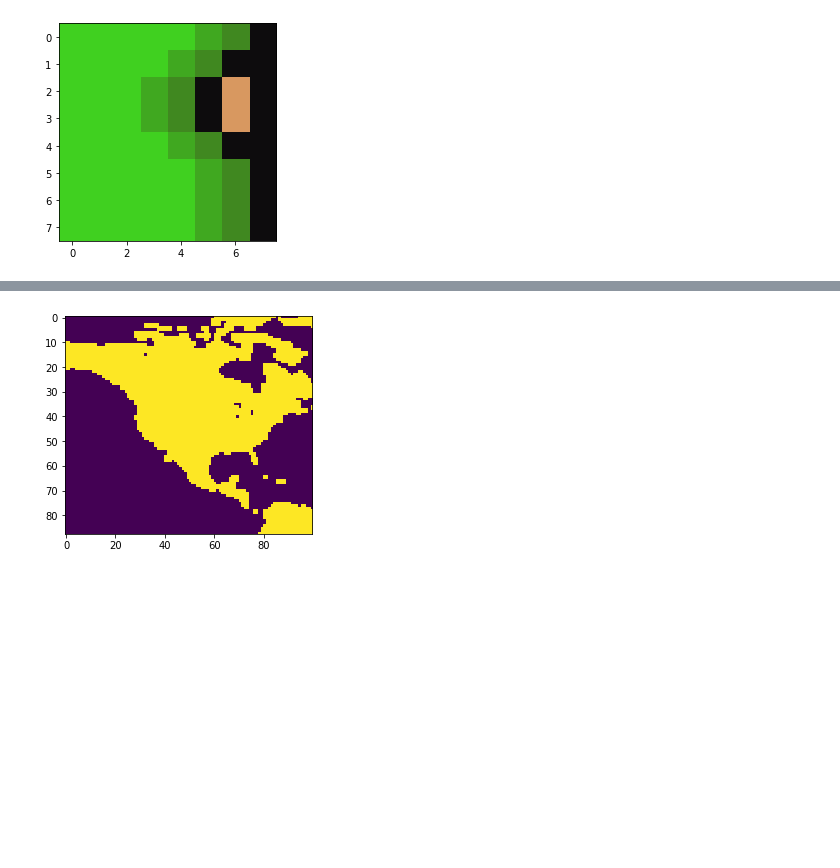
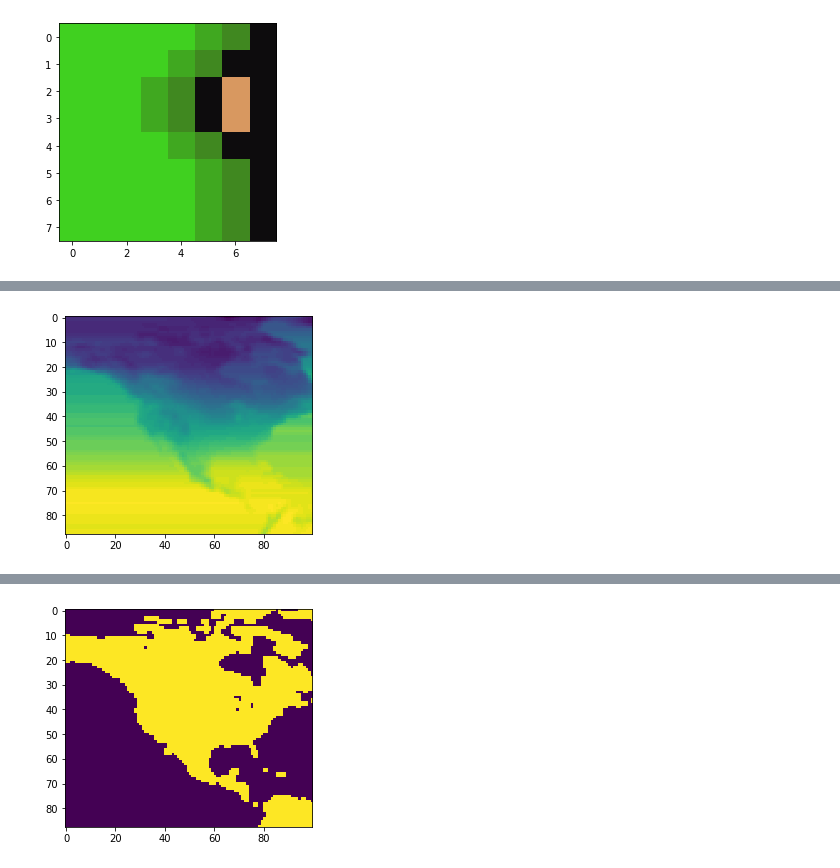
Before and after one commit to alexmadison/mariomap, a Jupyter notebook: mariomap.ipynb, the cells around one changed output, grey strips where cells are left out. Drawn from its saved outputs; the diff is of its cells as text; code cells hidden in the pictures; blank space fills up the shorter version.

```diff
--- a/mariomap.ipynb
+++ b/mariomap.ipynb
@@ -343,0 +338,28 @@ terrain0
+# %%
+#CLIMATE SHIT:
+temp_data = np.load("map_data/temps.npy")
+x0 = int((lon_left+180)*temp_data.shape[1] / 360)
+x1 = int((lon_right+180)*temp_data.shape[1] / 360)
+y0 = temp_data.shape[0] - int((lat_bottom+90)*temp_data.shape[0] / 180)
+y1 = temp_data.shape[0] - int((lat_top+90)*temp_data.shape[0] / 180)
+
+temp_data = temp_data[y1:y0, x0:x1]
+temp_data = temp_data.T
+
+temp_data = gf(temp_data, 5)
+
+temp_tiles = np.full((tiles_x, tiles_y), -100)
+for tx in range(tiles_x):
+    for ty in range(tiles_y):
+        s_x = lambda x: int(x * temp_data.shape[0]/tiles_x)
+        s_y = lambda y: int(y * temp_data.shape[1]/tiles_y)
+        sample = temp_data[s_x(tx):s_x(tx+1), s_y(ty):s_y(ty+1)]
+        if 0 in sample.shape:
+            print(tx,ty)
+            temp_tiles[tx,ty] = temp_data[s_x(tx), s_y(ty)]
+        temp_tiles[tx,ty] = sample.mean()
+
+plt.imshow(temp_tiles.T)
+plt.show()
+# %% [output]
+[figure, added]
```
Also changed, not shown: parts of 22 cells of this notebook, 1 other file.
